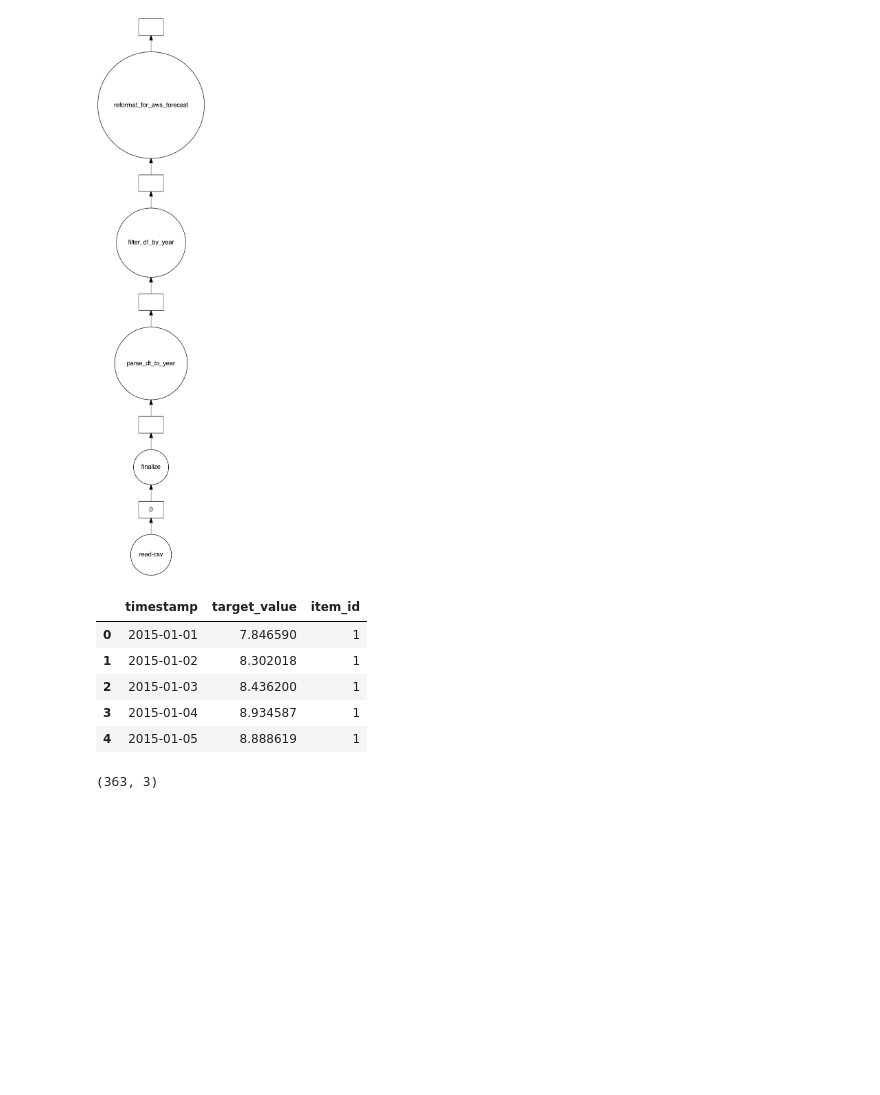
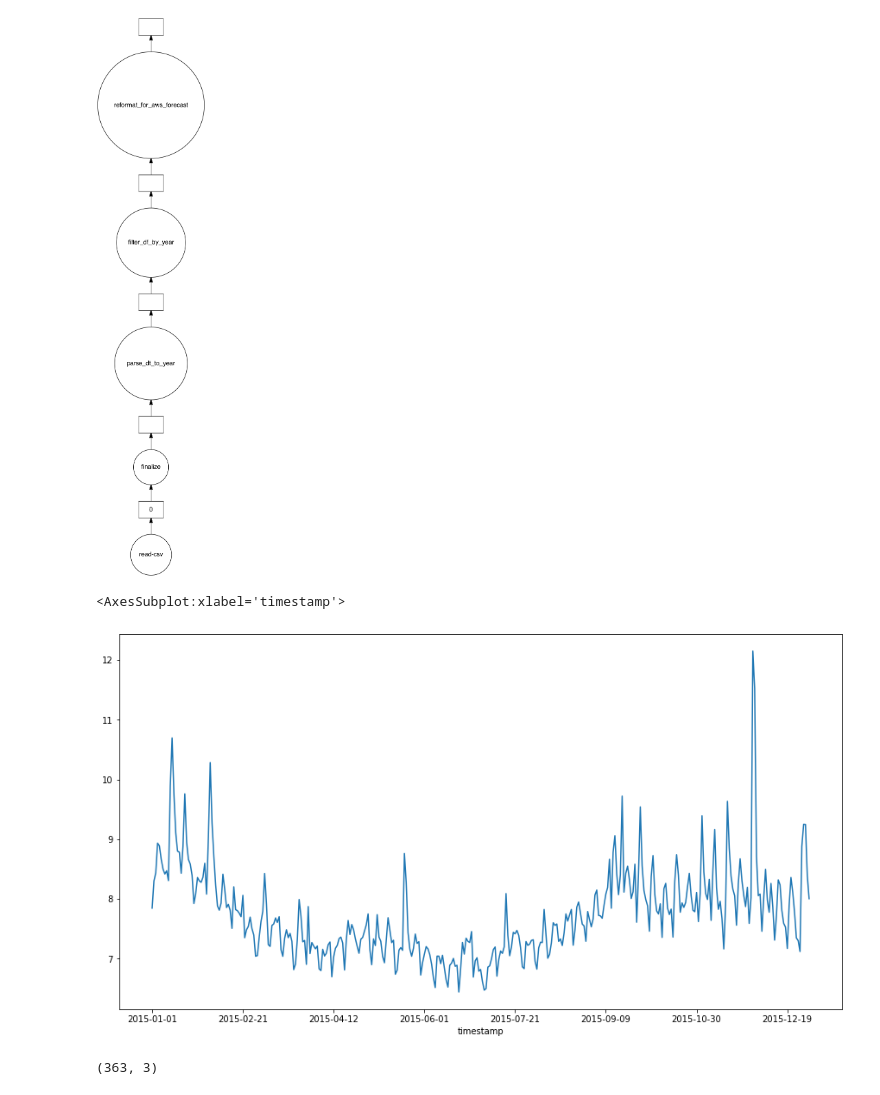
Before and after one commit to ryankarlos/AWS-ML-services, a Jupyter notebook: projects/forecast/notebooks/AWS_Forecast.ipynb, the cells around one changed output. Drawn from its saved outputs; the diff is of its cells as text; code cells hidden in the pictures; blank space fills up the shorter version.

```diff
--- a/projects/forecast/notebooks/AWS_Forecast.ipynb
+++ b/projects/forecast/notebooks/AWS_Forecast.ipynb
@@ -99,14 +103,10 @@ df_renamed.visualize(filename=f'{path}/example_dask_taskgraph.png')
 [figure]
 # %%
 df_final = df_renamed.compute()
-df_final.head()
+df_final.iloc[:, :2].plot(x='timestamp', figsize=(15,8), legend=False)
 # %% [output]
-|  | timestamp | target_value | item_id |
-| 0 | 2015-01-01 | 7.846590 | 1 |
-| 1 | 2015-01-02 | 8.302018 | 1 |
-| 2 | 2015-01-03 | 8.436200 | 1 |
-| 3 | 2015-01-04 | 8.934587 | 1 |
-| 4 | 2015-01-05 | 8.888619 | 1 |
+<AxesSubplot:xlabel='timestamp'>
+[figure, added]
 # %%
 dask.array.compute(df_final.shape)[0]
 # %% [output]
```
Also changed, not shown: parts of 2 cells of this notebook, 2 other files.
